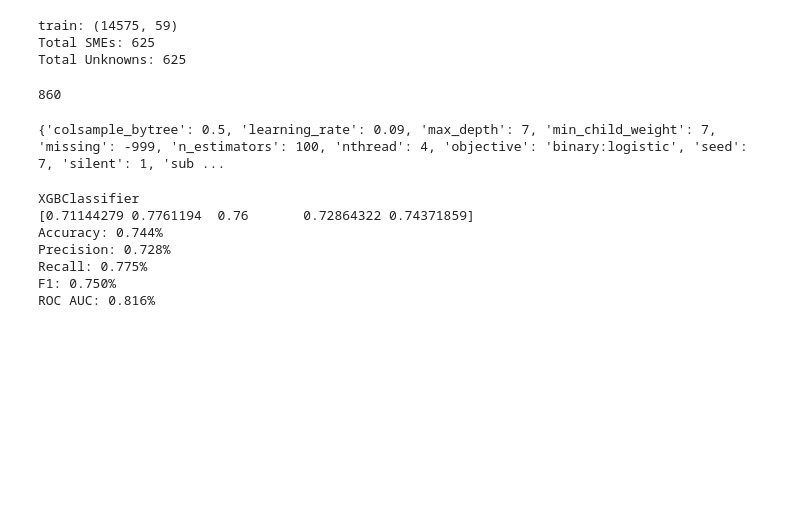
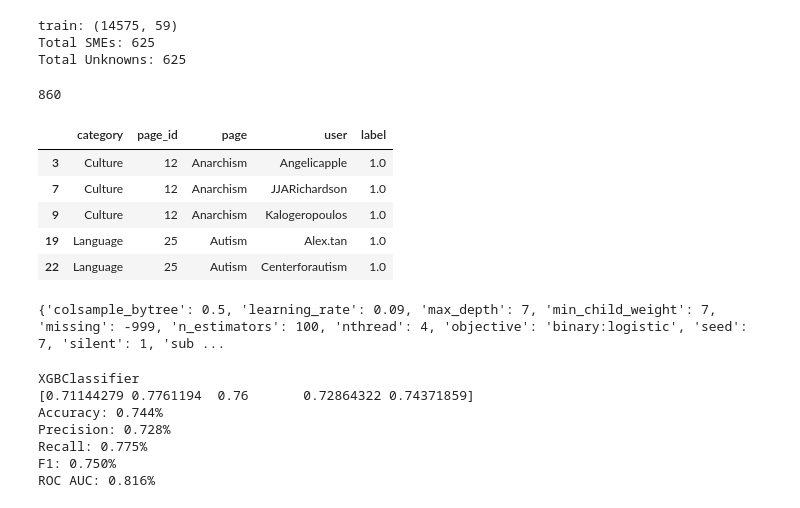
Before and after one commit to ayarov/SubjectMatterExpertise, a Jupyter notebook: ACM-TSC/evaluation.ipynb, the cells around one changed output. Saved outputs shown, nothing was run; the diff lists cells and outputs as text; code cells hidden in the pictures; blank space fills up the shorter version.

Commit message:
added bonferroni test and extracted train labels

```diff
--- a/ACM-TSC/evaluation.ipynb
+++ b/ACM-TSC/evaluation.ipynb
@@ -98,6 +99,16 @@ Total Unknowns: 625
 train_df.user.nunique()
 # %% [output]
 860
+# %%
+info_df.to_csv('data/train_labels.csv', index=False)
+info_df.head()
+# %% [output]
+|  | category | page_id | page | user | label |
+| 3 | Culture | 12 | Anarchism | Angelicapple | 1.0 |
+| 7 | Culture | 12 | Anarchism | JJARichardson | 1.0 |
+| 9 | Culture | 12 | Anarchism | Kalogeropoulos | 1.0 |
+| 19 | Language | 25 | Autism | Alex.tan | 1.0 |
+| 22 | Language | 25 | Autism | Centerforautism | 1.0 |
 # %%
 with open(os.path.join('data', 'best_params.json'), 'r') as infile:
     best_params = json.load(infile)
```
Also changed, not shown: parts of 1 cell of this notebook, 6 other files.
